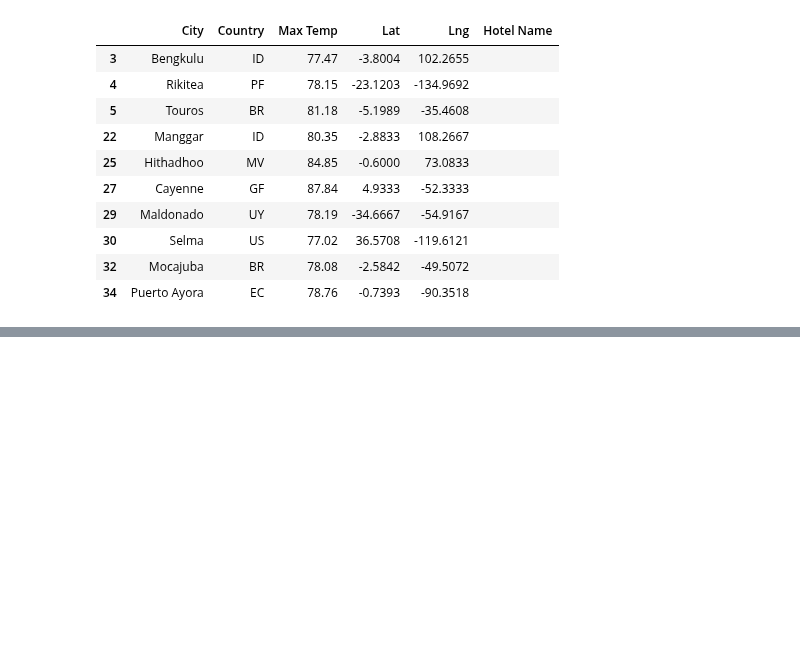
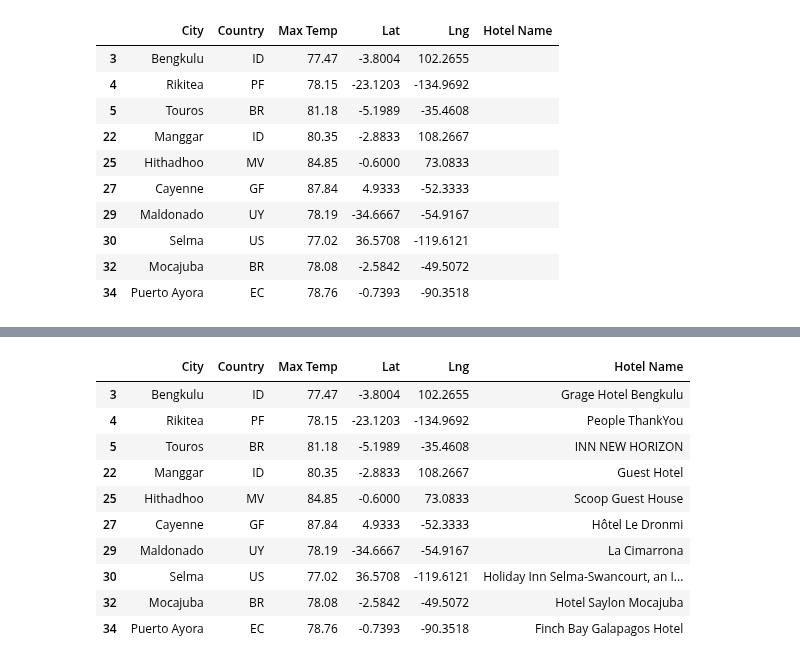
Before and after one commit to lawnshogan/World_Weather_Analysis, a Jupyter notebook: Practice/WeatherPy.ipynb, the cells around one changed output, grey strips where cells are left out. Cells and saved outputs as stored; diff of their text form; code cells hidden in the pictures; blank space fills up the shorter version.

```diff
--- a/Practice/WeatherPy.ipynb
+++ b/Practice/WeatherPy.ipynb
@@ -800,3 +800,29 @@ hotel_df.head(10)
 | 30 | Selma | US | 77.02 | 36.5708 | -119.6121 |  |
 | 32 | Mocajuba | BR | 78.08 | -2.5842 | -49.5072 |  |
 | 34 | Puerto Ayora | EC | 78.76 | -0.7393 | -90.3518 |  |
+# %%
+# Set parameters to search for a hotel.
+params = {
+    "radius": 5000,
+    "type": "lodging",
+    "key": g_key
+}
+# %%
+# Iterate through the DataFrame.
+for index, row in hotel_df.iterrows():
+    # Get the latitude and longitude.
+    lat = row["Lat"]
+    lng = row["Lng"]
+
+    # Add the latitude and longitude to location key for the params dictionary.
+    params["location"] = f"{lat},{lng}"
+
+    # Use the search term: "lodging" and our latitude and longitude.
+    base_url = "https://maps.googleapis.com/maps/api/place/nearbysearch/json"
+    # Make request and get the JSON data from the search.
+    hotels = requests.get(base_url, params=params).json()
+    # Grab the first hotel from the results and store the name.
+    try:
+        hotel_df.loc[index, "Hotel Name"] = hotels["results"][0]["name"]
+    except (IndexError):
+         print("Hotel not found... skipping.")
@@ -802,0 +845,14 @@ hotel_df.head(10)
+# %%
+hotel_df.head(10)
+# %% [output]
+|  | City | Country | Max Temp | Lat | Lng | Hotel Name |
+| 3 | Bengkulu | ID | 77.47 | -3.8004 | 102.2655 | Grage Hotel Bengkulu |
+| 4 | Rikitea | PF | 78.15 | -23.1203 | -134.9692 | People ThankYou |
+| 5 | Touros | BR | 81.18 | -5.1989 | -35.4608 | INN NEW HORIZON |
+| 22 | Manggar | ID | 80.35 | -2.8833 | 108.2667 | Guest Hotel |
+| 25 | Hithadhoo | MV | 84.85 | -0.6000 | 73.0833 | Scoop Guest House |
+| 27 | Cayenne | GF | 87.84 | 4.9333 | -52.3333 | Hôtel Le Dronmi |
+| 29 | Maldonado | UY | 78.19 | -34.6667 | -54.9167 | La Cimarrona |
+| 30 | Selma | US | 77.02 | 36.5708 | -119.6121 | Holiday Inn Selma-Swancourt, an I... |
+| 32 | Mocajuba | BR | 78.08 | -2.5842 | -49.5072 | Hotel Saylon Mocajuba |
+| 34 | Puerto Ayora | EC | 78.76 | -0.7393 | -90.3518 | Finch Bay Galapagos Hotel |
```
Also changed, not shown: parts of 4 cells of this notebook, 1 other file.
